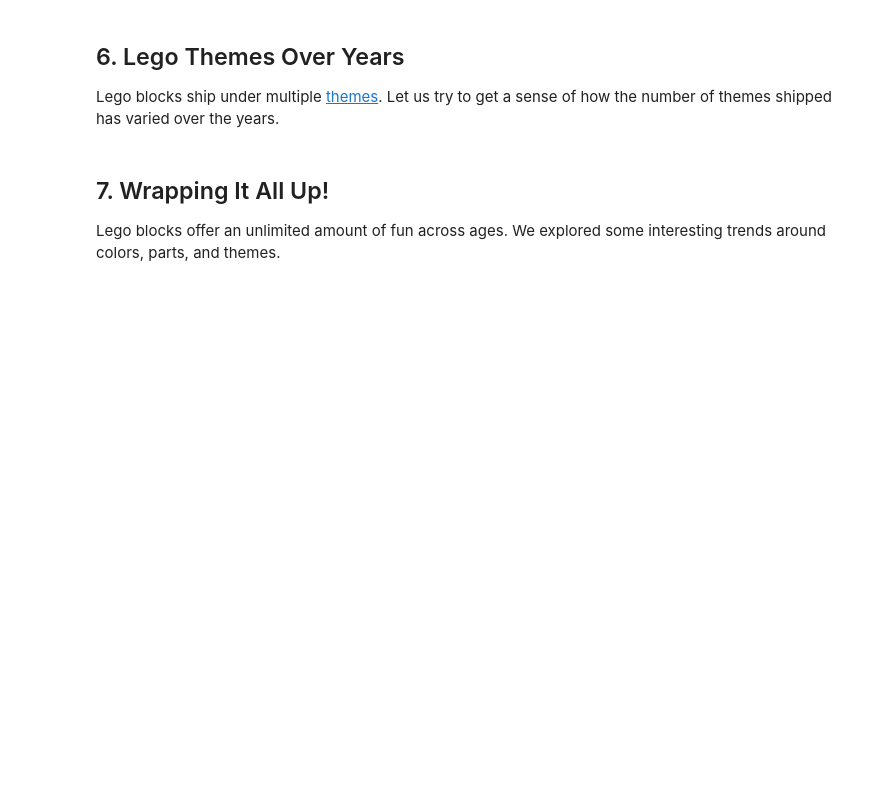
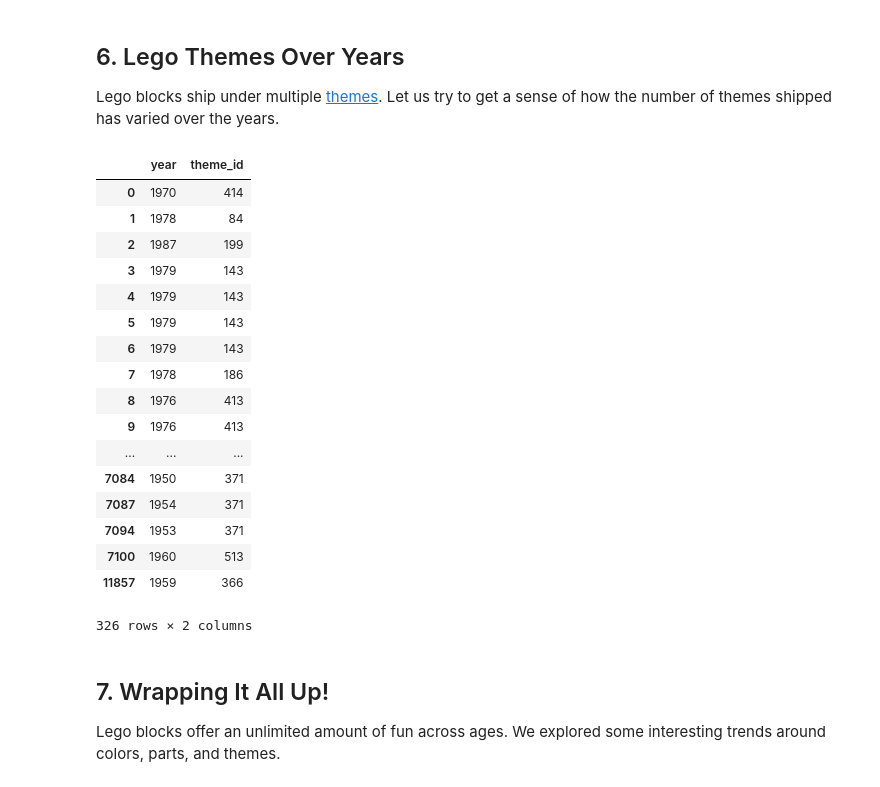
Before and after one commit to ashley-w/Exploring-67-years-of-LEGO, a Jupyter notebook: notebook.ipynb, the cells around one changed output. Saved outputs shown, nothing was run; the diff lists cells and outputs as text; code cells hidden in the pictures; blank space fills up the shorter version.

```diff
--- a/notebook.ipynb
+++ b/notebook.ipynb
@@ -77,7 +75,27 @@ plt.show()
 <p>Lego blocks ship under multiple <a href="https://shop.lego.com/en-US/Themes">themes</a>. Let us try to get a sense of how the number of themes shipped has varied over the years.</p>
 # %%
 # themes_by_year: Number of themes shipped by year
-# -- YOUR CODE HERE --
+themes_by_year = sets[['year', 'theme_id']].groupby('year', as_index=False)
+themes_by_year.head()
+# %% [output]
+|  | year | theme_id |
+| 0 | 1970 | 414 |
+| 1 | 1978 | 84 |
+| 2 | 1987 | 199 |
+| 3 | 1979 | 143 |
+| 4 | 1979 | 143 |
+| 5 | 1979 | 143 |
+| 6 | 1979 | 143 |
+| 7 | 1978 | 186 |
+| 8 | 1976 | 413 |
+| 9 | 1976 | 413 |
+| ... | ... | ... |
+| 7084 | 1950 | 371 |
+| 7087 | 1954 | 371 |
+| 7094 | 1953 | 371 |
+| 7100 | 1960 | 513 |
+| 11857 | 1959 | 366 |
+326 rows × 2 columns
 # %% [markdown]
 ## 7. Wrapping It All Up!
 <p>Lego blocks offer an unlimited amount of fun across ages. We explored some interesting trends around colors, parts, and themes. </p>
```
Also changed, not shown: parts of 2 cells of this notebook, 1 other file.
